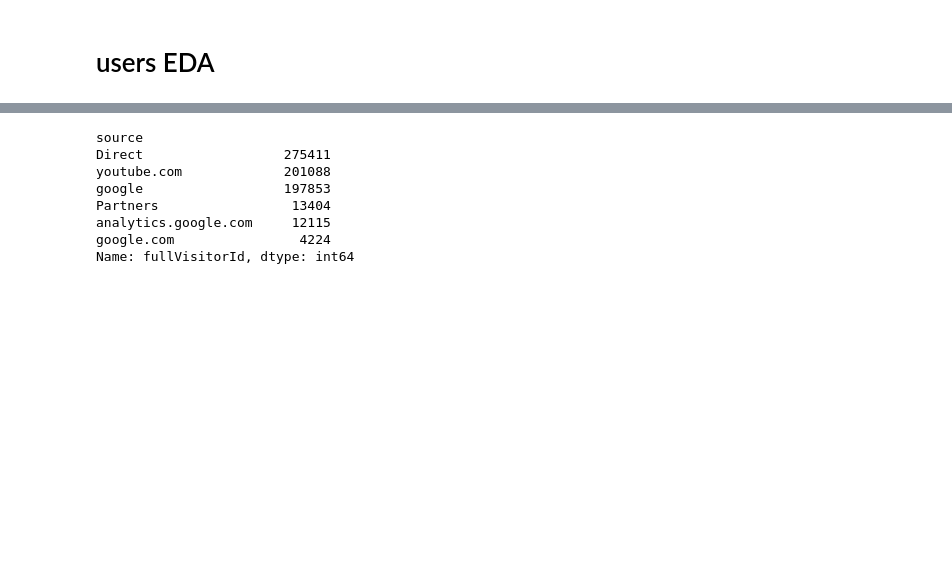
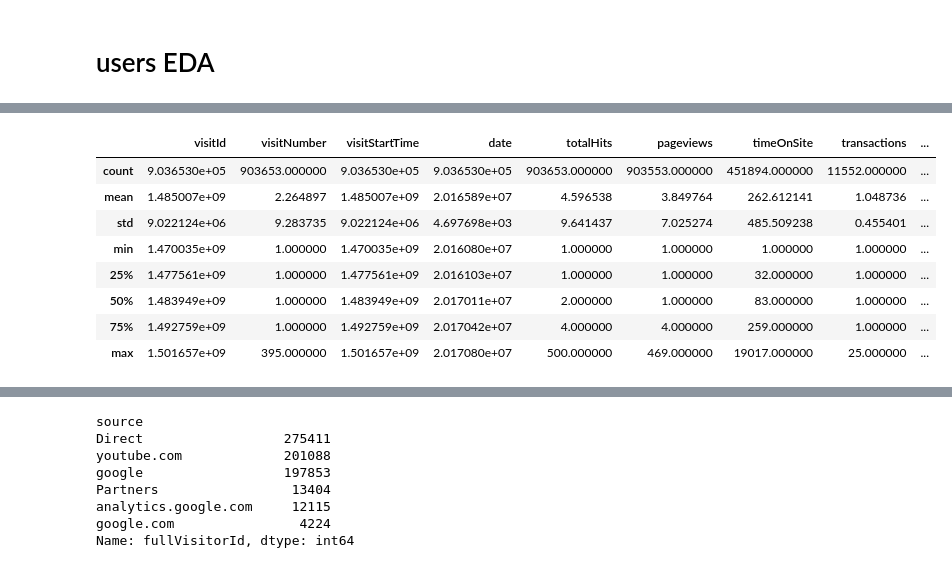
Before and after one commit to karthik-manikulam/GA360-Funnel-Analysis, a Jupyter notebook: Untitled.ipynb, the cells around one changed output, grey strips where cells are left out. Saved outputs shown, nothing was run; the diff lists cells and outputs as text; code cells hidden in the pictures; blank space fills up the shorter version.

```diff
--- a/Untitled.ipynb
+++ b/Untitled.ipynb
@@ -250,0 +184,12 @@ print(f" total unique users = {users["fullVisitorId"].nunique()}")
+# %%
+users.describe()
+# %% [output]
+|  | visitId | visitNumber | visitStartTime | date | totalHits | pageviews | timeOnSite | transactions | ... |
+| count | 9.036530e+05 | 903653.000000 | 9.036530e+05 | 9.036530e+05 | 903653.000000 | 903553.000000 | 451894.000000 | 11552.000000 | ... |
+| mean | 1.485007e+09 | 2.264897 | 1.485007e+09 | 2.016589e+07 | 4.596538 | 3.849764 | 262.612141 | 1.048736 | ... |
+| std | 9.022124e+06 | 9.283735 | 9.022124e+06 | 4.697698e+03 | 9.641437 | 7.025274 | 485.509238 | 0.455401 | ... |
+| min | 1.470035e+09 | 1.000000 | 1.470035e+09 | 2.016080e+07 | 1.000000 | 1.000000 | 1.000000 | 1.000000 | ... |
+| 25% | 1.477561e+09 | 1.000000 | 1.477561e+09 | 2.016103e+07 | 1.000000 | 1.000000 | 32.000000 | 1.000000 | ... |
+| 50% | 1.483949e+09 | 1.000000 | 1.483949e+09 | 2.017011e+07 | 2.000000 | 1.000000 | 83.000000 | 1.000000 | ... |
+| 75% | 1.492759e+09 | 1.000000 | 1.492759e+09 | 2.017042e+07 | 4.000000 | 4.000000 | 259.000000 | 1.000000 | ... |
+| max | 1.501657e+09 | 395.000000 | 1.501657e+09 | 2.017080e+07 | 500.000000 | 469.000000 | 19017.000000 | 25.000000 | ... |
```
Also changed, not shown: parts of 40 cells of this notebook.
